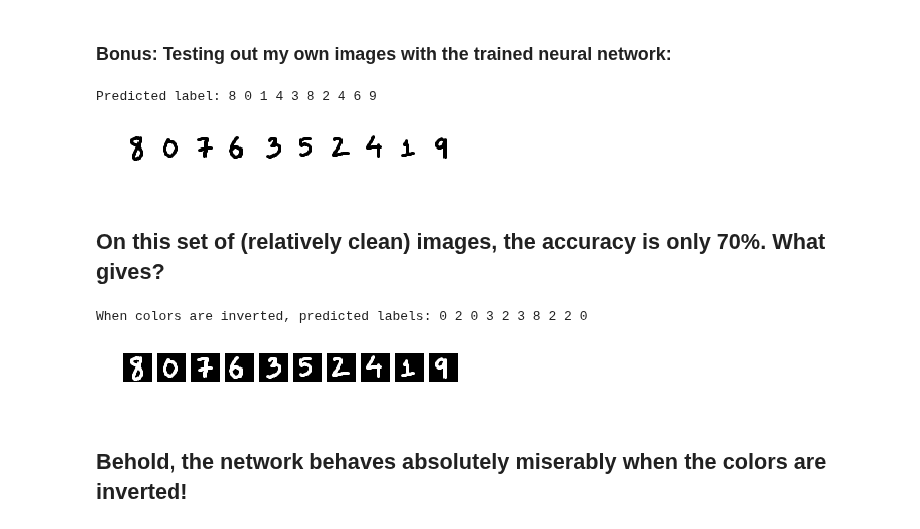
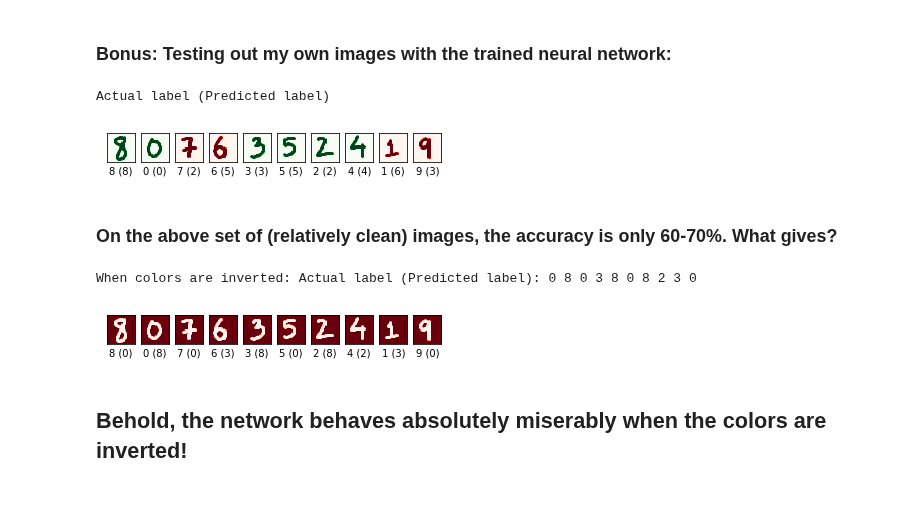
Before and after one commit to kvenkman/mnist_demo, a Jupyter notebook: DL_NN Chapter 1.ipynb, the cells around one changed output. Saved outputs shown, nothing was run; the diff lists cells and outputs as text; code cells hidden in the pictures; blank space fills up the shorter version.

Commit message:
Tweaked the visualizations of classifications a bit

```diff
--- a/DL_NN Chapter 1.ipynb
+++ b/DL_NN Chapter 1.ipynb
@@ -272,39 +282,57 @@ Ground truth: 2 3 7 9 2 9 7 8 6 2 ; Predicted label: 4 8 2 7 0 0 2 5 2 7
 # Images have to be 28 pixels x 28 pixels
 filepath = 'my_images'
 files = glob.glob(os.path.join(filepath, '*'))
+# %%
+predicted_labels = "Actual label (Predicted label)"
+actual_labels = [8, 0, 7, 6, 3, 5, 2, 4, 1, 9]
+n_examples = len(files)
+for i in range(n_examples):
+    img = mpimg.imread(files[i])
+    img = np.sum(img, axis=2)/3. # Flattening the image to remove RGB information
+    img = 1-img # So that black pixels are 'hot', and the background is white.
+    plt.subplot(1, n_examples, i+1)
+    predicted_label = (np.argmax(net.feedforward(img.reshape(784, 1))))
+    if(predicted_label == actual_labels[i]):
+        plt.imshow(img, cmap = 'Greens')
+    else:
+        plt.imshow(img, cmap = 'Reds')
+    plt.xticks([])
+    plt.yticks([])
+    #plt.gca().axes.get_yaxis().set_visible(False)
+    #plt.gca().axes.get_xaxis().set_visible(False)
+    plt.xlabel(str(actual_labels[i]) + " ("+str(predicted_label)+")")
+    #plt.axis('off')
+    #predicted_labels += str(predicted_label) + " "
+
+print(predicted_labels)
+# %% [output]
+Actual label (Predicted label)
+[figure, added]
+# %% [markdown]
+### On the above set of (relatively clean) images, the accuracy is only 60-70%. What gives?
 # %%
-predicted_labels = "Predicted label: "
+predicted_labels = "When colors are inverted: Actual label (Predicted label): "
 n_examples = len(files)
 for i in range(n_examples):
     img = mpimg.imread(files[i])
     img = np.sum(img, axis=2)/3. # Flattening the image to remove RGB information
-    img = 1-img # So that black pixels are 'hot', and the background is white.
+    #img = 1-img # So that black pixels are 'hot', and the background is white.
     plt.subplot(1, n_examples, i+1)
-    plt.imshow(img, cmap = 'binary')
-    plt.axis('off')
+    predicted_label = (np.argmax(net.feedforward(img.reshape(784, 1))))
+    if(predicted_label == actual_labels[i]):
+        plt.imshow(img, cmap = 'Greens')
+    else:
+        plt.imshow(img, cmap = 'Reds')
+    plt.xticks([])
+    plt.yticks([])
+    # plt.axis('off')
+    # plt.xlabel(str(actual_labels[i]) + " ("+str(predicted_label)+")")
+    plt.xlabel(str(actual_labels[i]) + " ("+str(predicted_label)+")")
     predicted_labels += str(np.argmax(net.feedforward(img.reshape(784, 1)))) + " "
 
 print(predicted_labels)
 # %% [output]
-Predicted label: 8 0 1 4 3 8 2 4 6 9
+When colors are inverted: Actual label (Predicted label): 0 8 0 3 8 0 8 2 3 0
-[figure, old version]
+[figure, new version]
-# %% [markdown]
-## On this set of (relatively clean) images, the accuracy is only 70%. What gives?
-# %%
-predicted_labels = "When colors are inverted, predicted labels: "
-n_examples = len(files)
-for i in range(n_examples):
-    img = mpimg.imread(files[i])
-    img = np.sum(img, axis=2)/3. # Flattening the image to remove RGB information
-    #img = 1-img # So that black pixels are 'hot', and the background is white.
-    plt.subplot(1, n_examples, i+1)
-    plt.imshow(img, cmap = 'binary')
-    plt.axis('off')
-    predicted_labels += str(np.argmax(net.feedforward(img.reshape(784, 1)))) + " "
-
-print(predicted_labels)
-# %% [output]
-When colors are inverted, predicted labels: 0 2 0 3 2 3 8 2 2 0
-[figure, removed]
 # %% [markdown]
 ## Behold, the network behaves absolutely miserably when the colors are inverted!
```
Also changed, not shown: parts of 6 cells of this notebook.
